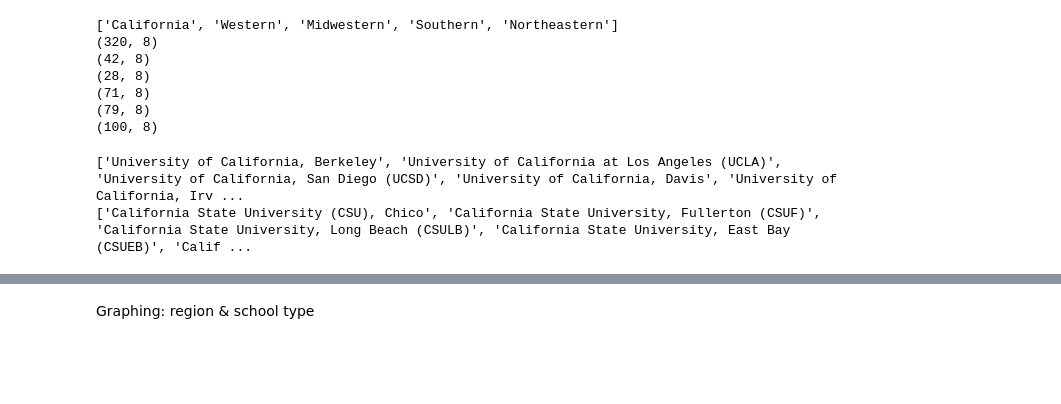
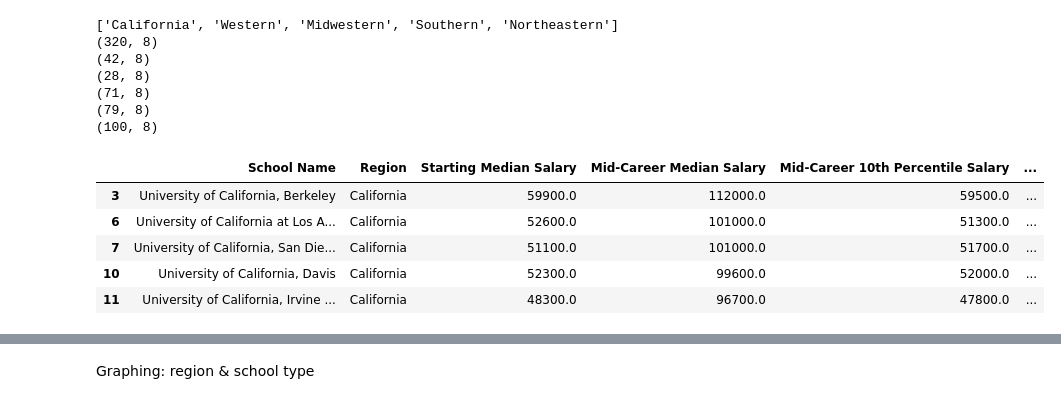
Before and after one commit to Immersor-git/CECS_450_Fall2023_Sem_Project, a Jupyter notebook: Salary By Region/bonnieWIP.ipynb, the cells around one changed output, grey strips where cells are left out. Cells and saved outputs as stored; diff of their text form; code cells hidden in the pictures; blank space fills up the shorter version.

```diff
--- a/Salary By Region/bonnieWIP.ipynb
+++ b/Salary By Region/bonnieWIP.ipynb
@@ -131,16 +131,15 @@ print(df_Northeastern.shape)
 (71, 8)
 (79, 8)
 (100, 8)
-# %%
-#California has some more specifics
-
-ucList = [col for col in df["School Name"] if 'University of California' in col]
-print(ucList)
-
-stateList = [col for col in df["School Name"] if 'California State University' in col]
-print(stateList)
-
-# ok there are lots of areas so, lets do a looping thing
-# %% [output]
-['University of California, Berkeley', 'University of California at Los Angeles (UCLA)', 'University of California, San Diego (UCSD)', 'University of California, Davis', 'University of California, Irv ...
-['California State University (CSU), Chico', 'California State University, Fullerton (CSUF)', 'California State University, Long Beach (CSULB)', 'California State University, East Bay (CSUEB)', 'Calif ...
+# %%
+#California has some more specifics
+
+ucDF = df[df['School Name'].str.contains('University of California', na=False)]
+ucDF.head()
+# %% [output]
+|  | School Name | Region | Starting Median Salary | Mid-Career Median Salary | Mid-Career 10th Percentile Salary | ... |
+| 3 | University of California, Berkeley | California | 59900.0 | 112000.0 | 59500.0 | ... |
+| 6 | University of California at Los A... | California | 52600.0 | 101000.0 | 51300.0 | ... |
+| 7 | University of California, San Die... | California | 51100.0 | 101000.0 | 51700.0 | ... |
+| 10 | University of California, Davis | California | 52300.0 | 99600.0 | 52000.0 | ... |
+| 11 | University of California, Irvine ... | California | 48300.0 | 96700.0 | 47800.0 | ... |
```
Also changed, not shown: parts of 13 cells of this notebook.
